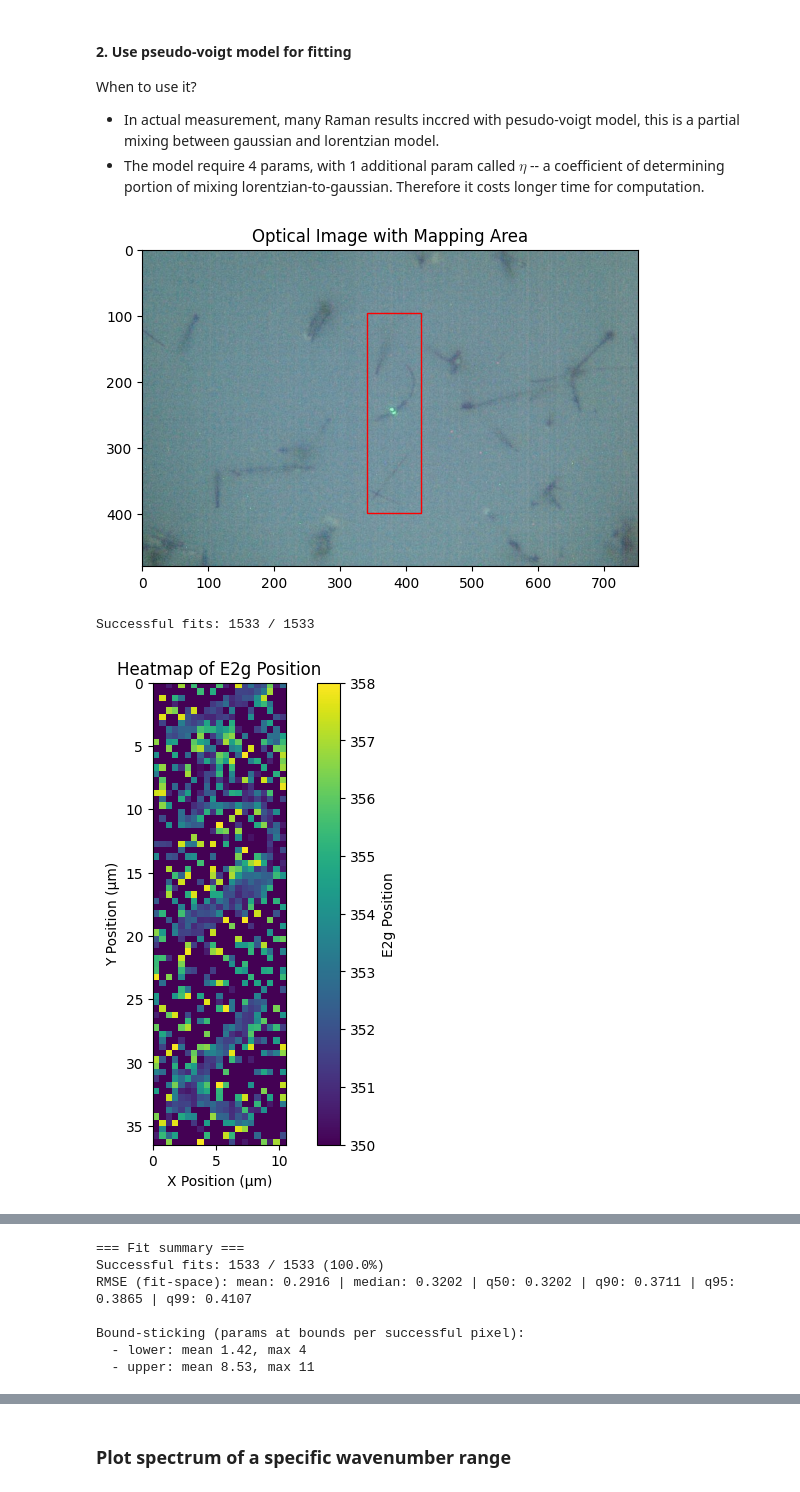
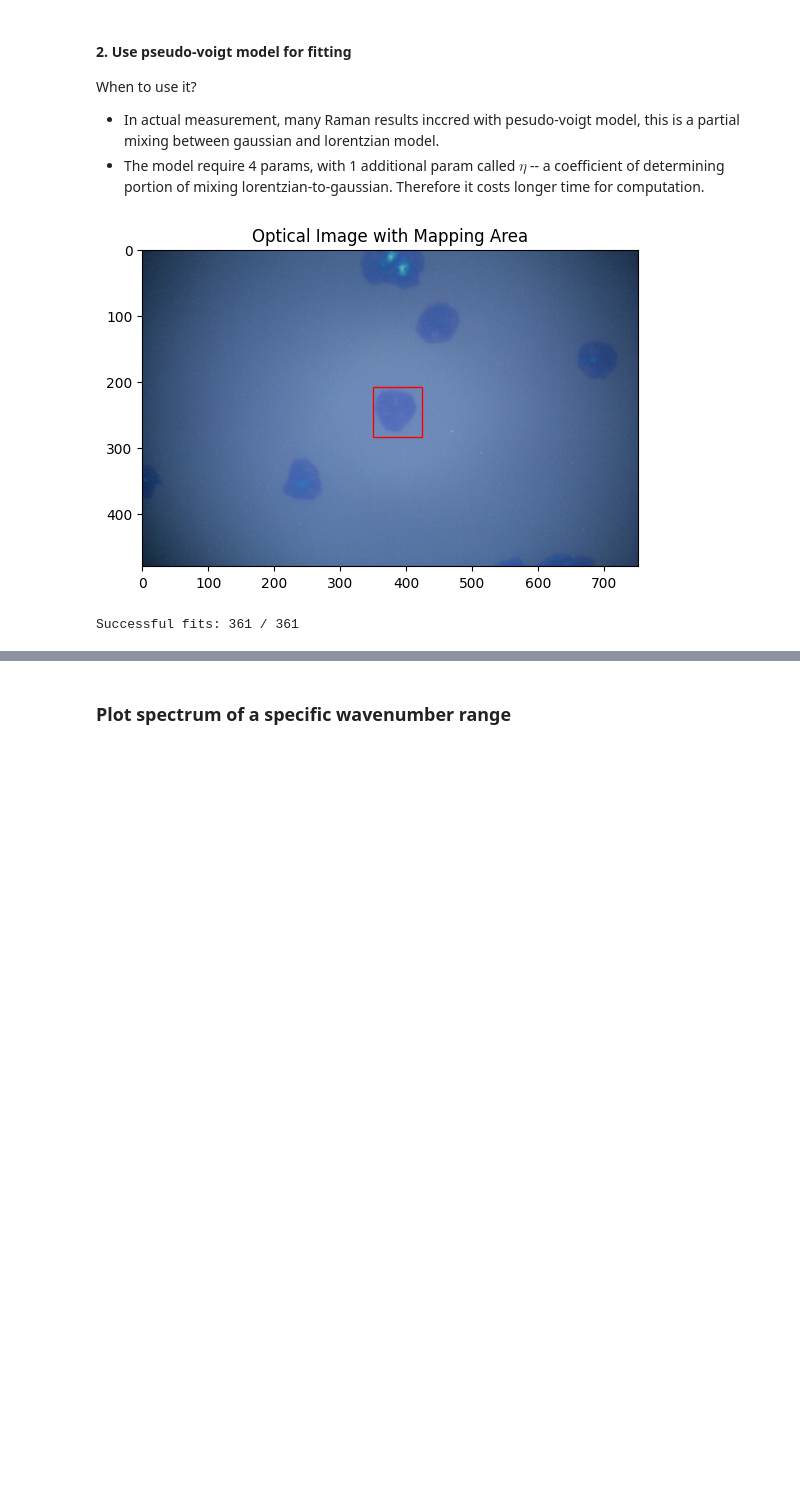
Before and after one commit to barry063/RamanPL_2D, a Jupyter notebook: example-usage/Mapping/Mapping Raman Example.ipynb, the cells around one changed output, grey strips where cells are left out. Cells and saved outputs as stored; diff of their text form; code cells hidden in the pictures; blank space fills up the shorter version.

```diff
--- a/example-usage/Mapping/Mapping Raman Example.ipynb
+++ b/example-usage/Mapping/Mapping Raman Example.ipynb
@@ -74,45 +77,35 @@ When to use it?
 # %%
 from ramanpl import Mapping
 # Define your custom_peaks and data_range
 custom_peaks = {                                # For pvoigt, fitting params are [centre, width, amplitude, eta]
-    'E2g':([348, 0, 0, 0], [360, 10, 70, 1.0]),             # necessary for 2D materials
-    'A1g': ([418,0, 0, 0], [424, 10, 70, 1.0]),             # necessary for 2D materials
-    '2LA(M)': ([340, 0, 0, 0], [350, 10, 70, 1.0]),         # optional
-    '2LA(M)-E22g' : ([317, 0, 0, 0], [325, 10, 70, 1.0])    # optional
+    'WS2_E12g'     :   ([345, 0, 0, 0], [356, 10, 70, 1]),
+    'WS2_A1g'      :   ([417, 0, 0, 0], [422, 10, 70, 1]),
+    'WS2_2LA(M)'      :   ([340, 0, 0, 0], [350, 10, 70, 1]),
+
+    'MoS2_E12g'  :   ([370, 0, 0, 0], [390, 20, 140, 1]),
+    'MoS2_A1g'      :   ([395, 0, 0, 0], [410, 20, 140, 1]),
 }
 data_range = (300, 450) # Define the data range to be analysed, unit: wavenumber/cm-1
 step_size = 0.5  # Actual step-size of your mapping, unit: micro meters/um
 
 # Initialise the modules
 raman_map = Mapping.RamanMapping('Mapping Raman Sample.wdf',
                         custom_peaks,
                         data_range,
                         normalize=True,             # Normalize spectra
-                        background_remove=False,
-                        # baseline_method="poly", # Baseline correction method
+                        background_remove=True,
+                        # Baseline correction method
+                        baseline_method={"method": "arpls", "lam": 1e4, "niter": 250, "tol": 1e-6},
                         smoothing=False,
                         step_size=step_size,
                         peak_profile="pvoigt"
                         )
 
 # Display optical image (optional)
 raman_map.show_optical_image()
 
 # Fit spectra with warm start (using the fitted parameters of the point at coordinate (5, 65) as the seed)
-params = raman_map.fit_spectra(warm_start=True, seed_coord=(5, 65))
-
-
-# Position plot (requires peak_name)
-raman_map.plot_heatmap(peak_name="E2g", data_type='position', filter_range=[350, 358])
-# raman_map.plot_heatmap(peak_name="A1g", data_type='position',filter_range=[416, 421])
-
-# Position plot (requires peak_name)
-raman_map.plot_heatmap(peak_name="E2g", data_type='intensity',filter_range=[0,1])
-# raman_map.plot_heatmap(peak_name="A1g", data_type='intensity',filter_range=[0,1])
-
-# A quick summary of fitting quality
-raman_map.fit_summary()
+params = raman_map.fit_spectra(warm_start=True, seed_coord=(10, 10))
 # %% [output]
-[figure, old version]
+[figure, new version]
-Successful fits: 1533 / 1533
+Successful fits: 361 / 361
-[figure, removed]
@@ -120,7 +111,0 @@ Successful fits: 1533 / 1533
-=== Fit summary ===
-Successful fits: 1533 / 1533 (100.0%)
-RMSE (fit-space): mean: 0.2916 | median: 0.3202 | q50: 0.3202 | q90: 0.3711 | q95: 0.3865 | q99: 0.4107
-
-Bound-sticking (params at bounds per successful pixel):
-  - lower: mean 1.42, max 4
-  - upper: mean 8.53, max 11
```
Also changed, not shown: parts of 23 cells of this notebook, 11 other files.
